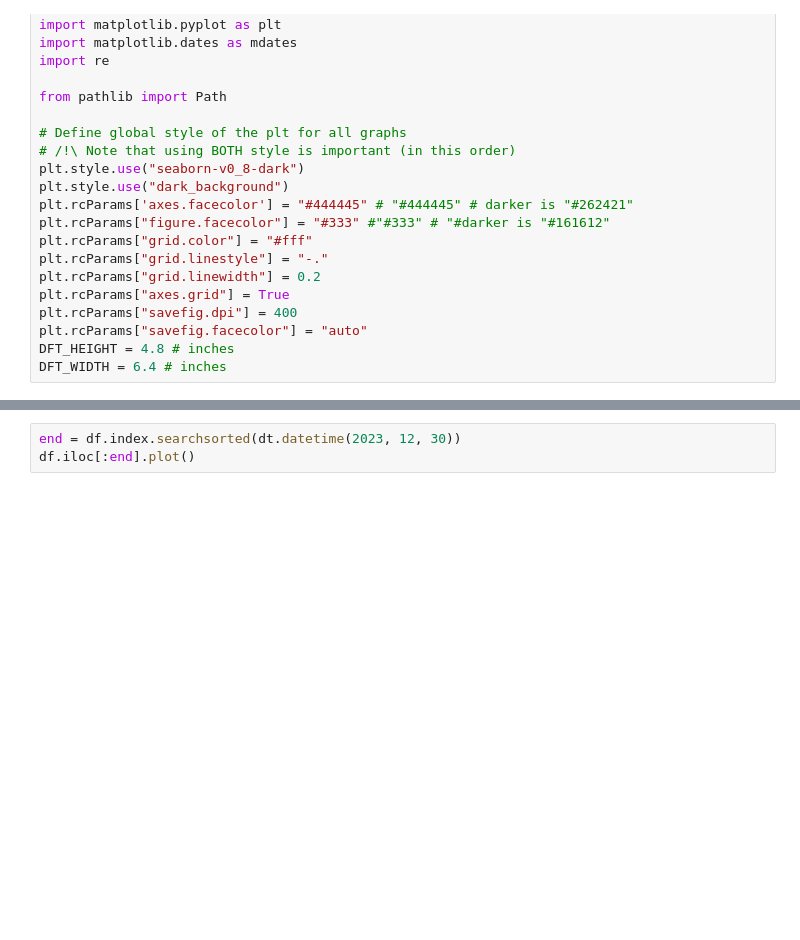
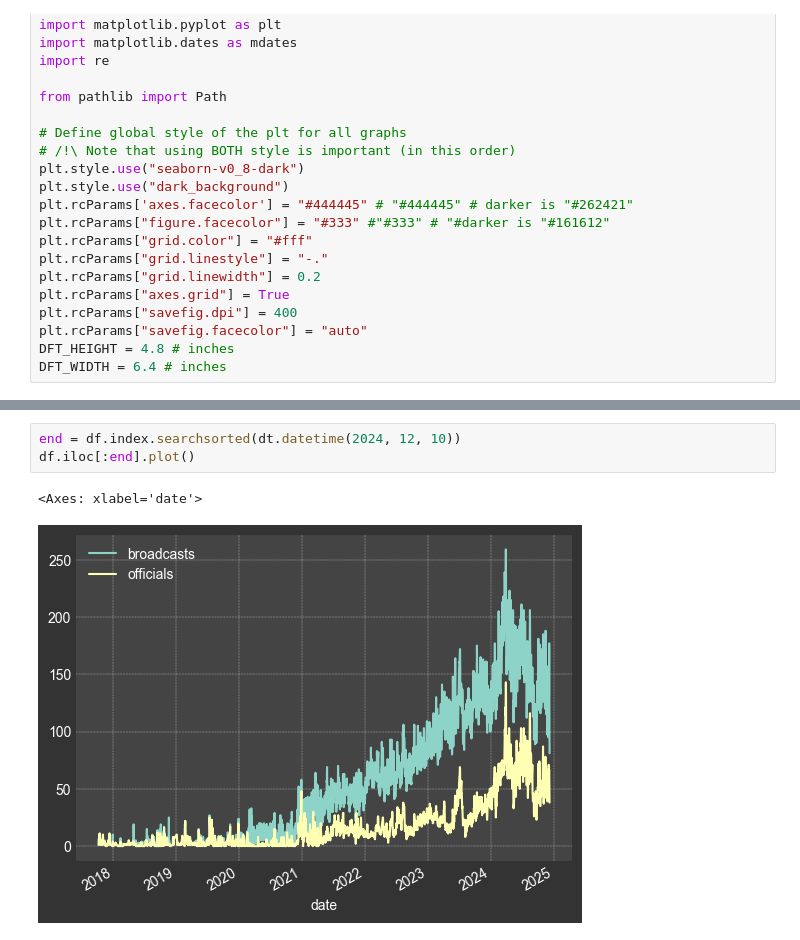
Before and after one commit to kraktus/lichess-broadcast-graph, a Jupyter notebook: graphs.ipynb, the cells around one changed output, grey strips where cells are left out. Drawn from its saved outputs; the diff is of its cells as text; blank space fills up the shorter version.

```diff
--- a/graphs.ipynb
+++ b/graphs.ipynb
@@ -30,4 +45,7 @@ df
 # %%
-end = df.index.searchsorted(dt.datetime(2023, 12, 30))
+end = df.index.searchsorted(dt.datetime(2024, 12, 10))
 df.iloc[:end].plot()
+# %% [output]
+<Axes: xlabel='date'>
+[figure, added]
 # %%
```
Also changed, not shown: parts of 7 cells of this notebook, 1 other file.
